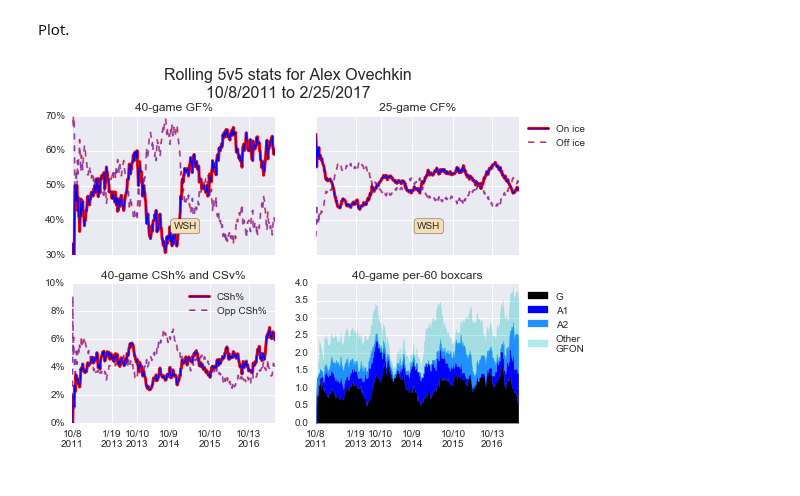
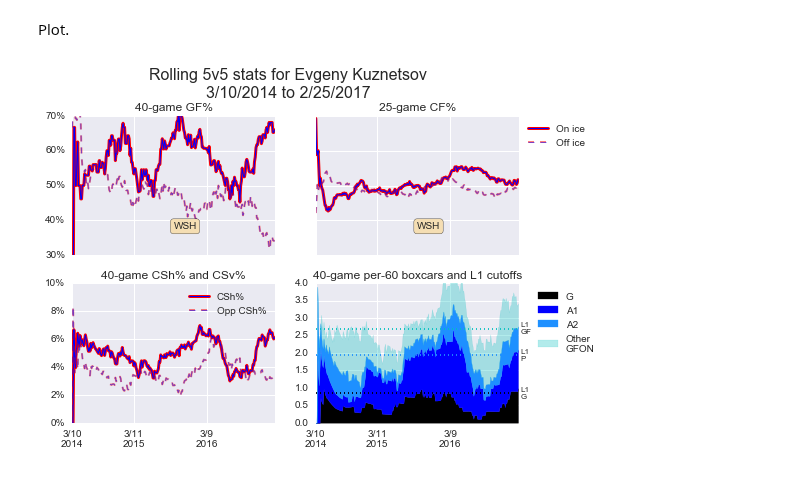
Before and after one commit to muneebalam/Hockey, a Jupyter notebook: NHL/Demos/Graphs/Player profile rolling graphs.ipynb, the cells around one changed output. Cells and saved outputs as stored; diff of their text form; code cells hidden in the pictures.

```diff
--- a/NHL/Demos/Graphs/Player profile rolling graphs.ipynb
+++ b/NHL/Demos/Graphs/Player profile rolling graphs.ipynb
@@ -32,9 +32,9 @@ Set parameters:
 <li>boolean for whether to index the x-axis on date (False) or game number (True)--former will result in horizontal lines over July, August, and September, which are a little ugly but make it easy to note offseasons
 <li>boolean for whether boxcars should be rate stats or totals
 # %%
-player = "Alex Ovechkin"
+player = "Evgeny Kuznetsov"
 pos = 'F'
-start_date = '2011-09-15' #use mid-Sept to be safe because some seasons have Euro premiere games
+start_date = '2013-09-15' #use mid-Sept to be safe because some seasons have Euro premiere games
 end_date = '2017-06-21' #Format: yyyy-mm-dd
 
 teams = 'all' #or, e.g. {'WSH'}, or {'WSH', 'T.B'}
@@ -102,12 +102,12 @@ df['{0:d}-game CAOFF'.format(roll_len_cf)] = pd.rolling_mean(df['CAOFF'], roll_l
 # %%
 df['GF%'] = df['{0:d}-game GFON'.format(roll_len_gf)] / (df['{0:d}-game GFON'.format(roll_len_gf)] +
                                                         df['{0:d}-game GAON'.format(roll_len_gf)])
-df['GF% Off'] = df['{0:d}-game GAON'.format(roll_len_gf)] / (df['{0:d}-game GFON'.format(roll_len_gf)] +
-                                                        df['{0:d}-game GAON'.format(roll_len_gf)])
+df['GF% Off'] = df['{0:d}-game GAOFF'.format(roll_len_gf)] / (df['{0:d}-game GFOFF'.format(roll_len_gf)] +
+                                                        df['{0:d}-game GAOFF'.format(roll_len_gf)])
 df['CF%'] = df['{0:d}-game CFON'.format(roll_len_gf)] / (df['{0:d}-game CFON'.format(roll_len_gf)] +
                                                         df['{0:d}-game CAON'.format(roll_len_gf)])
-df['CF% Off'] = df['{0:d}-game CAON'.format(roll_len_gf)] / (df['{0:d}-game CFON'.format(roll_len_gf)] +
-                                                        df['{0:d}-game CAON'.format(roll_len_gf)])
+df['CF% Off'] = df['{0:d}-game CAOFF'.format(roll_len_gf)] / (df['{0:d}-game CFOFF'.format(roll_len_gf)] +
+                                                        df['{0:d}-game CAOFF'.format(roll_len_gf)])
 
 df['CSh% On'] = df['{0:d}-game GFON'.format(roll_len_gf)] / df['{0:d}-game CFON'.format(roll_len_gf)]
 df['CSh% Off'] = df['{0:d}-game GFOFF'.format(roll_len_gf)] / df['{0:d}-game CFOFF'.format(roll_len_gf)]
@@ -250,44 +250,60 @@ else:
     axes[0, 1].set_xlim(start_date2, end_date2)
 
 axes[0, 0].set_title('{0:d}-game GF%'.format(roll_len_gf))
 axes[0, 1].set_title('{0:d}-game CF%'.format(roll_len_cf))
 axes[1, 0].set_title('{0:d}-game CSh% and CSv%'.format(roll_len_gf))
 
 # Boxcars
 axes[1, 1].fill_between(df.index, 0, df[base + 'G'], label='G', color='k')
 axes[1, 1].fill_between(df.index, df[base + 'G'], df[base + 'G'] + df[base + 'A1'], label='A1', color='b')
 axes[1, 1].fill_between(df.index, df[base + 'G'] + df[base + 'A1'],
                         df[base + 'G'] + df[base + 'A1'] + df[base + 'A2'],
              label='A2', color='dodgerblue')
 axes[1, 1].fill_between(df.index, df[base + 'G'] + df[base + 'A1'] + df[base + 'A2'],
              df[base + 'GFON_box'], label='Other\nGFON', color='c', alpha = 0.3)
 
+axistitle = ''
 if ratestats:
-    axes[1, 1].set_title('{0:d}-game per-60 boxcars'.format(roll_len_boxcars))
+    axistitle = '{0:d}-game per-60 boxcars'.format(roll_len_boxcars)
+else:
+    axistitle = '{0:d}-game boxcars'.format(roll_len_boxcars)
+if pos == 'F':
+    axistitle += " and L1 cutoffs"
+else:
+    axistitle += " and P1 cutoffs"
+axes[1, 1].set_title(axistitle)
+
+if ratestats:
     if pos == 'F':
         ypos = [0.85, 1.94, 2.7]
-        ytext = ['L1 G', 'L1 P', 'L1 GF']
+        ytext = ['L1\nG', 'L1\nP', 'L1\nGF']
     elif pos == 'D':
         ypos = [0.17, 0.84, 2.5]
-        ytext = ['P1 G', 'P1 P', 'P1 GF']
-    #ylabs = ['{0:s}\n{1:.2f}'.format(t, p) for p, t in zip(ypos, ytext)]
-    #axes[1, 1].set_yticks(ypos)
-    #axes[1, 1].set_yticklabels(ylabs)
+        ytext = ['P1\nG', 'P1\nP', 'P1\nGF']
+    xlimits = xlim()
+    tempaxis = axes[1, 1].twinx()
+    tempaxis.tick_params(axis='y', which='major', pad=2)
+    tempaxis.set_yticks(ypos)
+    tempaxis.set_yticklabels(ytext, fontsize = 8)
+    tempaxis.grid(b=False)
+    tempaxis.plot(xlimits, [ypos[0], ypos[0]], color='k', ls=':')
+    tempaxis.plot(xlimits, [ypos[1], ypos[1]], color='dodgerblue', ls=':')
+    tempaxis.plot(xlimits, [ypos[2], ypos[2]], color='c', ls=':')
+
+axes[1, 1].legend(loc=2, bbox_to_anchor=(1.05, 1), fontsize=10)
+if ratestats:
+    axes[1, 1].set_ylim(0, 4)
+    tempaxis.set_ylim(0, 4)
 else:
-    axes[1, 1].set_title('{0:d}-game boxcars'.format(roll_len_boxcars))
-
-axes[1, 1].legend(loc=2, bbox_to_anchor=(1, 1), fontsize=10)
-if ratestats:
-    axes[1, 1].set_ylim(top=4)
-else:
-    axes[1, 1].set_ylim(top=round(0.75 * roll_len_boxcars))
+    axes[1, 1].set_ylim(0, top=round(0.75 * roll_len_boxcars))
+    tempaxis.set_ylim(0, top=round(0.75 * roll_len_boxcars))
 
 titletext = 'Rolling 5v5 stats for {0:s}'.format(player)
 titletext += '\n{0:s} to {1:s}'.format(format_timestamp_as_mdyy(start_date2).replace('\n', '/'),
                                        format_timestamp_as_mdyy(end_date2).replace('\n', '/'))
 fig.suptitle(titletext, va='center', fontsize=16)
 
 if save_file is not None:
     savefig(save_file)
 # %% [output]
-[figure, old version]
+[figure, new version]
```
